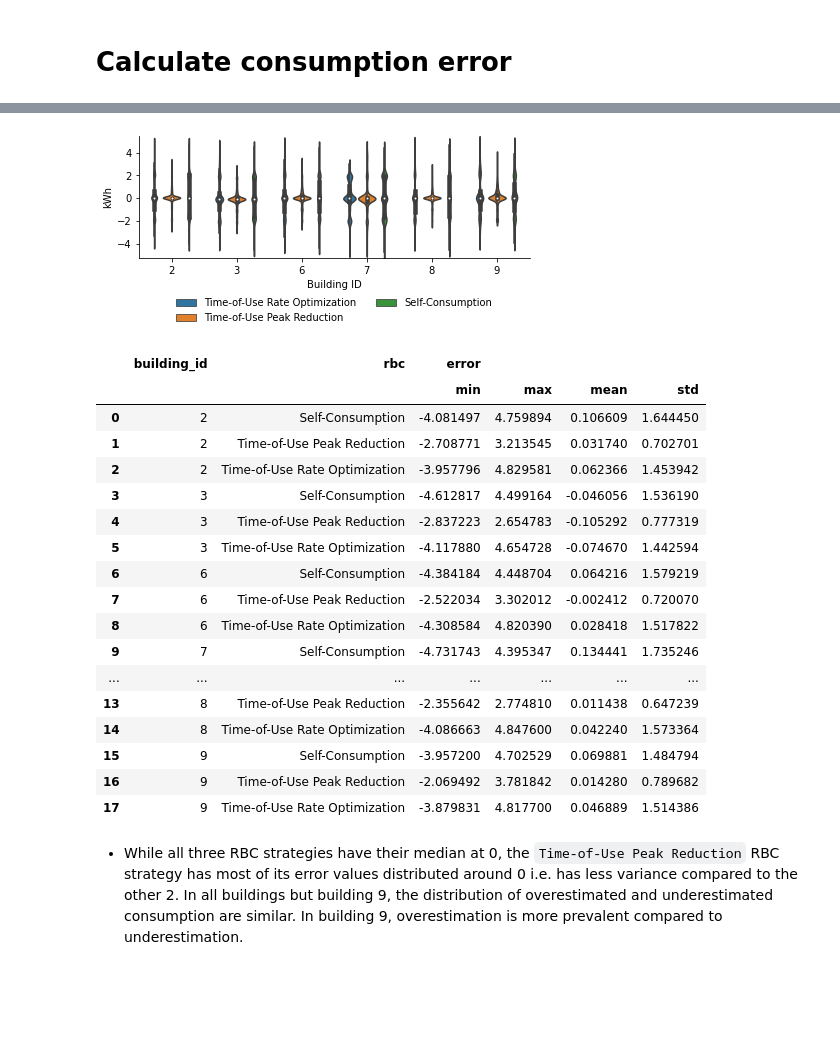
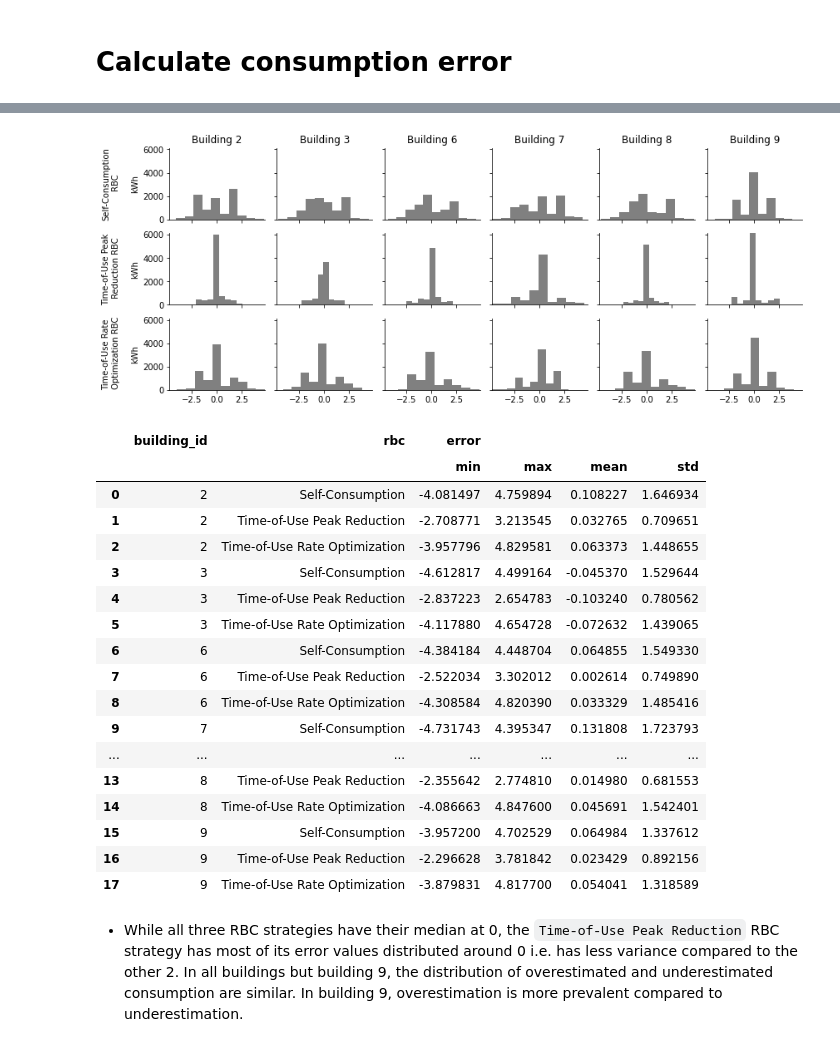
Before and after one commit to intelligent-environments-lab/merlin-apen-2023, a Jupyter notebook: analysis/rbc_validation.ipynb, the cells around one changed output, grey strips where cells are left out. Saved outputs shown, nothing was run; the diff lists cells and outputs as text; code cells hidden in the pictures; blank space fills up the shorter version.

```diff
--- a/analysis/rbc_validation.ipynb
+++ b/analysis/rbc_validation.ipynb
@@ -29,7 +29,7 @@ MEASURED_DATA['timestamp'] = pd.to_datetime(MEASURED_DATA['timestamp'])
 # Get measured battery data
 # %%
 cmap = 'coolwarm'
-plot_data = MEASURED_DATA.copy()
+plot_data = MEASURED_DATA[~MEASURED_DATA['building_id'].isin([1,5])].copy()
 plot_data['date'] = plot_data['timestamp'].dt.normalize()
 plot_data['hour'] = plot_data['timestamp'].dt.hour
 column_count_limit = 2
@@ -50,7 +50,7 @@ for ax, (building_id, b_data) in zip(fig.axes, plot_data.groupby('building_id'))
     ax.tick_params('x',which='both',rotation=0)
     ax.set_xlabel('Date')
     ax.set_ylabel('Hour')
-    ax.set_title(building_id)
+    ax.set_title(f'Building {building_id}')
 
 plt.tight_layout()
 plt.savefig(os.path.join(FIGURES_DIRECTORY,f'measured_battery_electricity_consumption.pdf'),bbox_inches='tight',transparent=True)
@@ -79,7 +79,7 @@ temp_data = measured_data.copy()
 temp_data['actual_electrical_storage_electricity_consumption'] = temp_data['actual_electrical_storage_electricity_consumption'].abs()
 temp_data = temp_data.groupby(['building_id','date'])['actual_electrical_storage_electricity_consumption'].sum().reset_index()
 temp_data['valid_day'] = True
-temp_data.loc[temp_data['actual_electrical_storage_electricity_consumption']<=1.0, 'valid_day'] = False
+temp_data.loc[temp_data['actual_electrical_storage_electricity_consumption']==0.0, 'valid_day'] = False
 temp_data = temp_data.drop(columns=['actual_electrical_storage_electricity_consumption'])
 summary = temp_data.groupby(['building_id','valid_day']).size().reset_index(name='count')
 summary = summary.pivot(index='building_id',columns='valid_day',values='count').fillna(0).astype(int)
@@ -98,64 +98,76 @@ display(summary)
 # %%
 query = f"""
 SELECT
     g.type AS rbc,
     t.timestamp,
     t.building_id,
     t.electrical_storage_electricity_consumption
 FROM detailed_summary t
 LEFT JOIN grid g ON g.simulation_id = t.simulation_id
 WHERE t.building_id IN {tuple(VALID_BUILDING_IDS)}
 """
 rbc_map = {
     'agent.SelfConsumptionFontanaRBC':'Self-Consumption',
     'agent.TOUPeakReductionFontanaRBC':'Time-of-Use Peak Reduction',
     'agent.TOURateOptimizationFontanaRBC':'Time-of-Use Rate Optimization',
 }
 data = DATABASE.query_table(query)
 data['rbc'] = data['rbc'].map(lambda x: rbc_map[x])
 data['timestamp'] = pd.to_datetime(data['timestamp'])
 data = data.merge(measured_data,on=['building_id','timestamp'],how='inner')
 data['error'] = data['electrical_storage_electricity_consumption'] - data['actual_electrical_storage_electricity_consumption']
 summary = data.groupby(['building_id','rbc'])[['error']].agg([min,max,'mean','std']).reset_index()
-fig, ax = plt.subplots(1,1,figsize=(7.0,2.25))
-sns.violinplot(x='building_id',y='error',data=data,hue='rbc')
-ax.legend(
-    loc='lower center',
-    bbox_to_anchor=(0.5,-0.6),
-    framealpha=0,
-    ncol=min(2,len(rbc_map))
-)
-ax.set_xlabel('Building ID')
-ax.set_ylabel('kWh')
-ax.set_xticklabels([l.get_text().split('_')[-1] for l in ax.get_xticklabels()])
+row_count = len(data['rbc'].unique())
+column_count = len(data['building_id'].unique())
+fig, _ = plt.subplots(row_count,column_count,figsize=(2.0*column_count,1.6*row_count), sharex=True, sharey=True)
+i = 0
 
-for s in ['right','top']:
-    ax.spines[s].set_visible(False)
+for r, r_data in data.groupby('rbc'):
+    for b, b_data in r_data.groupby('building_id'):
+        ax = fig.axes[i]
+        x = b_data['error']
+        ax.hist(x, color='grey')
 
-# plt.tight_layout()
+        if int(i/column_count) == 0:
+            ax.set_title(f'Building {b}')
+        else:
+            ax.set_title(None)
+
+        if i%column_count == 0:
+            ax.set_ylabel(r.replace('Peak', 'Peak\n').replace('Rate', 'Rate\n').replace('Consumption', 'Consumption\n') + ' RBC\n\nkWh')
+        else:
+            ax.set_ylabel(None)
+
+        for s in ['right','top']:
+            ax.spines[s].set_visible(False)
+
+        i += 1
+
+plt.tight_layout()
+fig.align_ylabels()
 plt.savefig(os.path.join(FIGURES_DIRECTORY,f'rbc_validation.pdf'),bbox_inches='tight',transparent=True)
 plt.show()
 
 display(summary)
 # %% [output]
-[figure, old version]
+[figure, new version]
 |  | building_id | rbc | error |  |  |  |
 |  |  |  | min | max | mean | std |
-| 0 | 2 | Self-Consumption | -4.081497 | 4.759894 | 0.106609 | 1.644450 |
-| 1 | 2 | Time-of-Use Peak Reduction | -2.708771 | 3.213545 | 0.031740 | 0.702701 |
-| 2 | 2 | Time-of-Use Rate Optimization | -3.957796 | 4.829581 | 0.062366 | 1.453942 |
-| 3 | 3 | Self-Consumption | -4.612817 | 4.499164 | -0.046056 | 1.536190 |
-| 4 | 3 | Time-of-Use Peak Reduction | -2.837223 | 2.654783 | -0.105292 | 0.777319 |
-| 5 | 3 | Time-of-Use Rate Optimization | -4.117880 | 4.654728 | -0.074670 | 1.442594 |
-| 6 | 6 | Self-Consumption | -4.384184 | 4.448704 | 0.064216 | 1.579219 |
-| 7 | 6 | Time-of-Use Peak Reduction | -2.522034 | 3.302012 | -0.002412 | 0.720070 |
-| 8 | 6 | Time-of-Use Rate Optimization | -4.308584 | 4.820390 | 0.028418 | 1.517822 |
-| 9 | 7 | Self-Consumption | -4.731743 | 4.395347 | 0.134441 | 1.735246 |
+| 0 | 2 | Self-Consumption | -4.081497 | 4.759894 | 0.108227 | 1.646934 |
+| 1 | 2 | Time-of-Use Peak Reduction | -2.708771 | 3.213545 | 0.032765 | 0.709651 |
+| 2 | 2 | Time-of-Use Rate Optimization | -3.957796 | 4.829581 | 0.063373 | 1.448655 |
+| 3 | 3 | Self-Consumption | -4.612817 | 4.499164 | -0.045370 | 1.529644 |
+| 4 | 3 | Time-of-Use Peak Reduction | -2.837223 | 2.654783 | -0.103240 | 0.780562 |
+| 5 | 3 | Time-of-Use Rate Optimization | -4.117880 | 4.654728 | -0.072632 | 1.439065 |
+| 6 | 6 | Self-Consumption | -4.384184 | 4.448704 | 0.064855 | 1.549330 |
+| 7 | 6 | Time-of-Use Peak Reduction | -2.522034 | 3.302012 | 0.002614 | 0.749890 |
+| 8 | 6 | Time-of-Use Rate Optimization | -4.308584 | 4.820390 | 0.033329 | 1.485416 |
+| 9 | 7 | Self-Consumption | -4.731743 | 4.395347 | 0.131808 | 1.723793 |
 | ... | ... | ... | ... | ... | ... | ... |
-| 13 | 8 | Time-of-Use Peak Reduction | -2.355642 | 2.774810 | 0.011438 | 0.647239 |
-| 14 | 8 | Time-of-Use Rate Optimization | -4.086663 | 4.847600 | 0.042240 | 1.573364 |
-| 15 | 9 | Self-Consumption | -3.957200 | 4.702529 | 0.069881 | 1.484794 |
-| 16 | 9 | Time-of-Use Peak Reduction | -2.069492 | 3.781842 | 0.014280 | 0.789682 |
-| 17 | 9 | Time-of-Use Rate Optimization | -3.879831 | 4.817700 | 0.046889 | 1.514386 |
+| 13 | 8 | Time-of-Use Peak Reduction | -2.355642 | 2.774810 | 0.014980 | 0.681553 |
+| 14 | 8 | Time-of-Use Rate Optimization | -4.086663 | 4.847600 | 0.045691 | 1.542401 |
+| 15 | 9 | Self-Consumption | -3.957200 | 4.702529 | 0.064984 | 1.337612 |
+| 16 | 9 | Time-of-Use Peak Reduction | -2.296628 | 3.781842 | 0.023429 | 0.892156 |
+| 17 | 9 | Time-of-Use Rate Optimization | -3.879831 | 4.817700 | 0.054041 | 1.318589 |
 # %% [markdown]
 - While all three RBC strategies have their median at 0, the `Time-of-Use Peak Reduction` RBC strategy has most of its error values distributed around 0 i.e. has less variance compared to the other 2. In all buildings but building 9, the distribution of overestimated and underestimated consumption are similar. In building 9, overestimation is more prevalent compared to underestimation.
```
Also changed, not shown: parts of 3 cells of this notebook, 21 other files.
